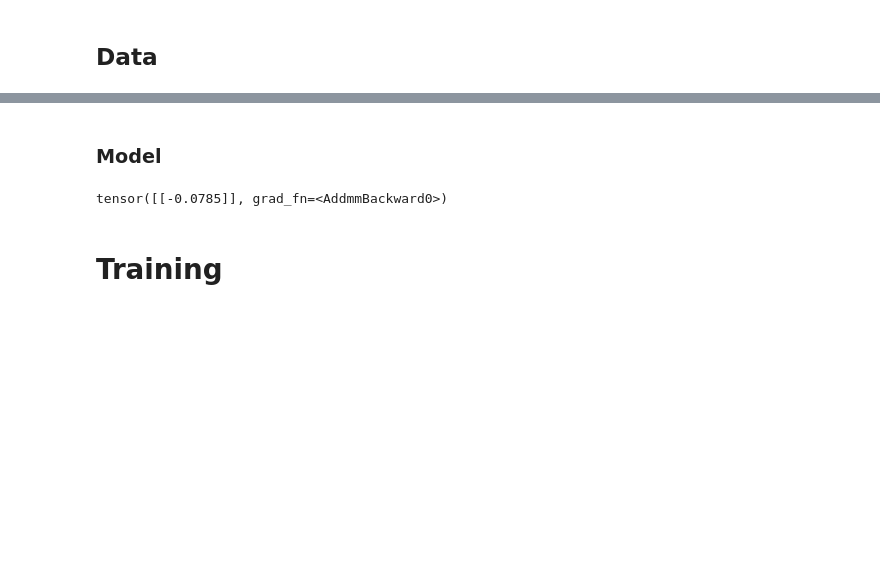
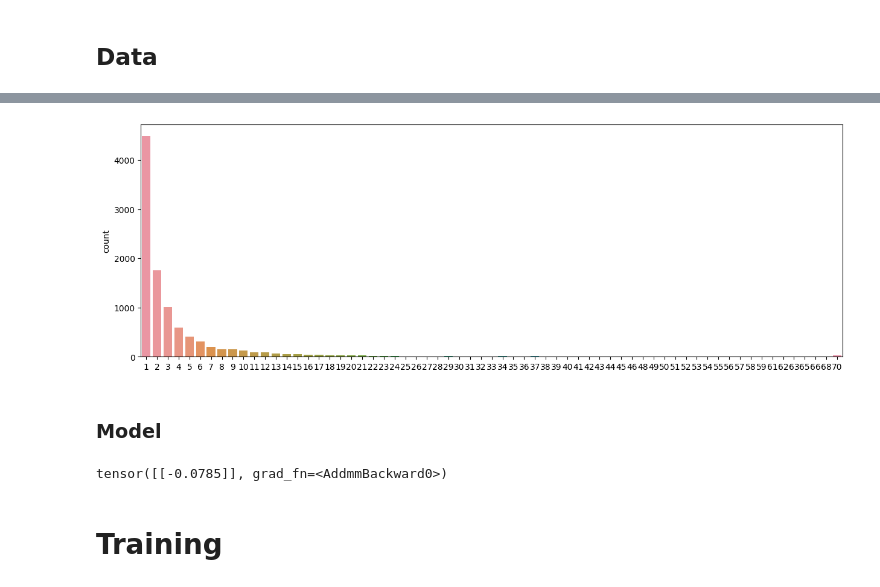
Before and after one commit to TheoViel/kaggle_otto_rs, a Jupyter notebook: notebooks/Training.ipynb, the cells around one changed output, grey strips where cells are left out. Saved outputs shown, nothing was run; the diff lists cells and outputs as text; code cells hidden in the pictures; blank space fills up the shorter version.

```diff
--- a/notebooks/Training.ipynb
+++ b/notebooks/Training.ipynb
@@ -132,0 +160,7 @@ for idx in tqdm(range(len(dataset))):
+# %%
+dataset = OttoTrainDataset(df_test, max_len=410, train=False)
+lens = []
+
+for idx in tqdm(range(100000)):
+    data = dataset[idx]
+    lens.append(data.shape[0])
@@ -133,3 +171,9 @@ for idx in tqdm(range(len(dataset))):
+# %%
+plt.figure(figsize=(15, 5))
+sns.countplot(x=np.clip(lens, 0, 70))
+plt.show()
+# %% [output]
+[figure, added]
 # %% [markdown]
 ### Model
 # %%
```
Also changed, not shown: parts of 25 cells of this notebook, 8 other files.
